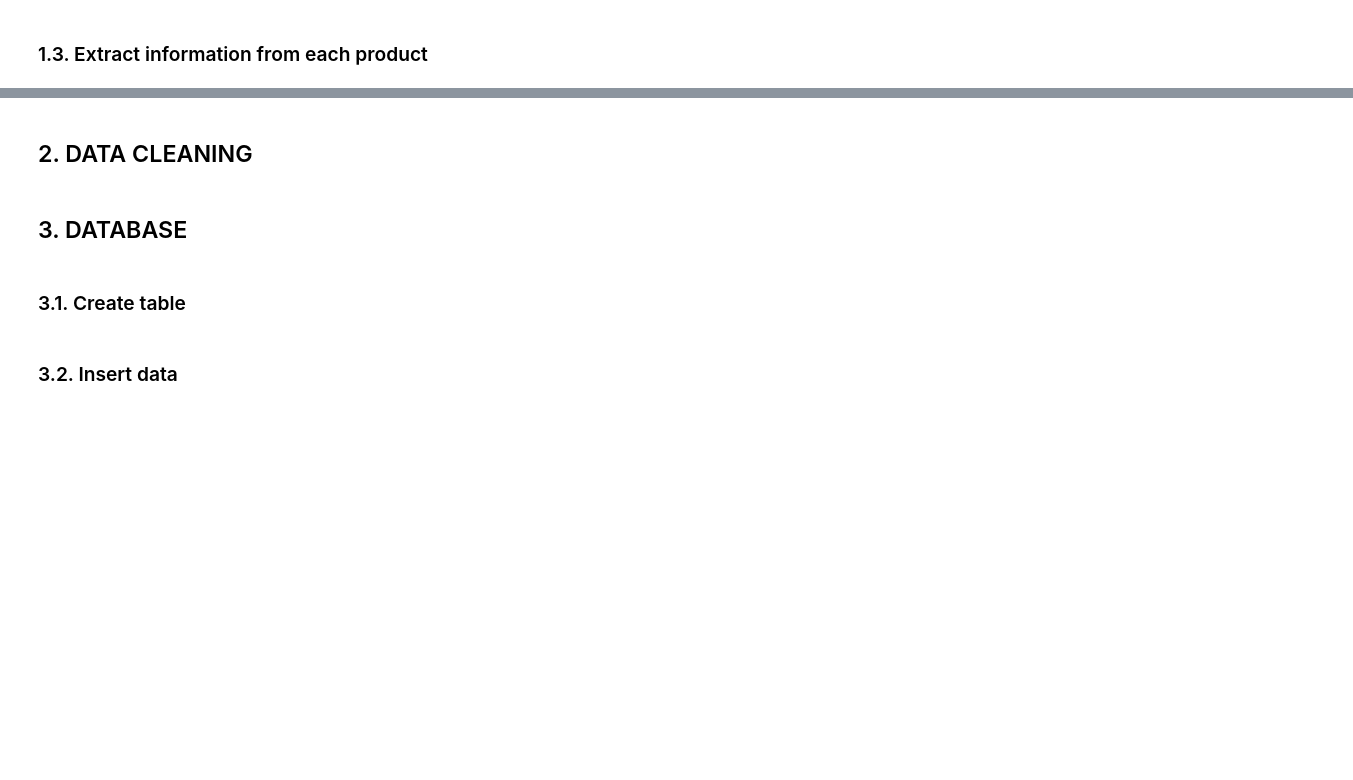
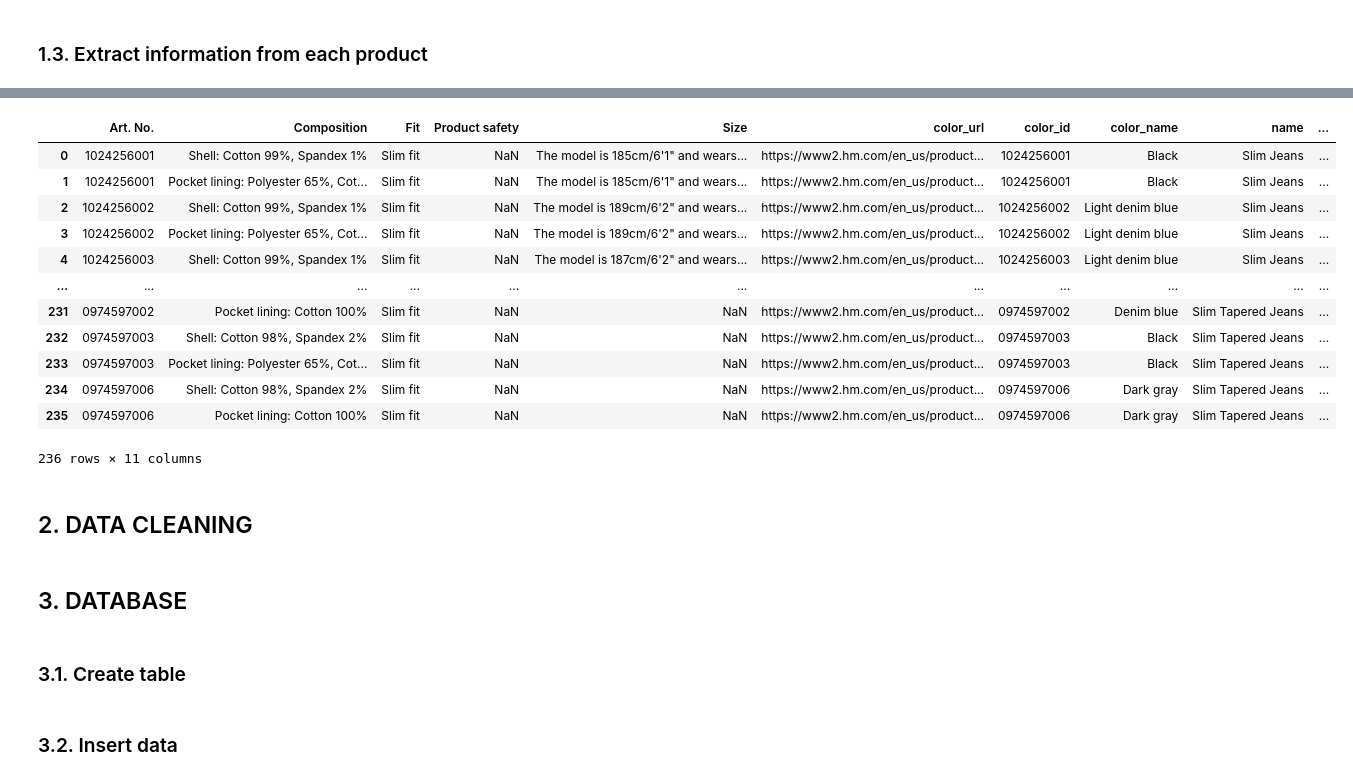
Before and after one commit to anaangelicacm/star_jeans, a Jupyter notebook: notebooks/h&m_web_scraping.ipynb, the cells around one changed output, grey strips where cells are left out. Saved outputs shown, nothing was run; the diff lists cells and outputs as text; code cells hidden in the pictures; blank space fills up the shorter version.

```diff
--- a/notebooks/h&m_web_scraping.ipynb
+++ b/notebooks/h&m_web_scraping.ipynb
@@ -85,3 +110,24 @@ color_info = color_info.drop_duplicates(keep = 'first').reset_index(drop = True)
+# %%
+# price and name
+info1 = soup.find('div', class_ = 'inner')
+if info1:
+    print('ok')
+    name = info1.find('h1').text
+    price = info1.find('span', class_ = 'price-value').text
+    print(f'name: {name}, price: {price}')
+else:
+    print('oh God')
+    name = 'NaN'
+    price = 'NaN'
+# %%
+info2 = soup.find('div', class_ = 'details parbase')
+
+if info2:
+    aux2 = [list(filter(None, i.get_text().split('\n'))) for i in info2.find('dl').find_all('div')]
+else:
+    aux2 = [['Size', 'NaN'], ['Fit', 'NaN'], ['Composition', 'NaN', 'NaN'],
+            ['Art. No.', 'NaN'], ['Product safety', 'NaN']]
+aux2
 # %%
 # empty dataframe
 df_details = pd.DataFrame()
@@ -99,12 +145,22 @@ for url in color_info.loc[:, 'color_url']:
 
     # price and name
     info1 = soup.find('div', class_ = 'inner')
-    name = info1.find('h1').text
-    price = info1.find('span', class_ = 'price-value').text
+    if info1:
+        name = info1.find('h1').text
+        price = info1.find('span', class_ = 'price-value').text
+        print(f'url: {url}, name: {name}, price: {price}')
+    else:
+        name = 'NaN'
+        price = 'NaN'
+        print('oh God')
 
     # product features
     info2 = soup.find('div', class_ = 'details parbase')
-    aux2 = [list(filter(None, i.get_text().split('\n'))) for i in info2.find('dl').find_all('div')]
+    if info2:
+        aux2 = [list(filter(None, i.get_text().split('\n'))) for i in info2.find('dl').find_all('div')]
+    else:
+        aux2 = [['Size', 'NaN'], ['Fit', 'NaN'], ['Composition', 'NaN', 'NaN'],
+                ['Art. No.', 'NaN'], ['Product safety', 'NaN']]
 
     # index
     line = color_info[color_info['color_url'] == url].index
@@ -127,7 +183,6 @@ for url in color_info.loc[:, 'color_url']:
     # all details products
     df_details = pd.concat([df_details, aux2], axis = 0)
 
-
 # reset index
 df_details = df_details.reset_index(drop = True)
 
@@ -136,3 +209,19 @@ df = df_details.merge(color_info, left_on = 'Art. No.', right_on = 'color_id')
+# %%
+df
+# %% [output]
+|  | Art. No. | Composition | Fit | Product safety | Size | color_url | color_id | color_name | name | ... |
+| 0 | 1024256001 | Shell: Cotton 99%, Spandex 1% | Slim fit | NaN | The model is 185cm/6'1" and wears... | https://www2.hm.com/en_us/product... | 1024256001 | Black | Slim Jeans | ... |
+| 1 | 1024256001 | Pocket lining: Polyester 65%, Cot... | Slim fit | NaN | The model is 185cm/6'1" and wears... | https://www2.hm.com/en_us/product... | 1024256001 | Black | Slim Jeans | ... |
+| 2 | 1024256002 | Shell: Cotton 99%, Spandex 1% | Slim fit | NaN | The model is 189cm/6'2" and wears... | https://www2.hm.com/en_us/product... | 1024256002 | Light denim blue | Slim Jeans | ... |
+| 3 | 1024256002 | Pocket lining: Polyester 65%, Cot... | Slim fit | NaN | The model is 189cm/6'2" and wears... | https://www2.hm.com/en_us/product... | 1024256002 | Light denim blue | Slim Jeans | ... |
+| 4 | 1024256003 | Shell: Cotton 99%, Spandex 1% | Slim fit | NaN | The model is 187cm/6'2" and wears... | https://www2.hm.com/en_us/product... | 1024256003 | Light denim blue | Slim Jeans | ... |
+| ... | ... | ... | ... | ... | ... | ... | ... | ... | ... | ... |
+| 231 | 0974597002 | Pocket lining: Cotton 100% | Slim fit | NaN | NaN | https://www2.hm.com/en_us/product... | 0974597002 | Denim blue | Slim Tapered Jeans | ... |
+| 232 | 0974597003 | Shell: Cotton 98%, Spandex 2% | Slim fit | NaN | NaN | https://www2.hm.com/en_us/product... | 0974597003 | Black | Slim Tapered Jeans | ... |
+| 233 | 0974597003 | Pocket lining: Polyester 65%, Cot... | Slim fit | NaN | NaN | https://www2.hm.com/en_us/product... | 0974597003 | Black | Slim Tapered Jeans | ... |
+| 234 | 0974597006 | Shell: Cotton 98%, Spandex 2% | Slim fit | NaN | NaN | https://www2.hm.com/en_us/product... | 0974597006 | Dark gray | Slim Tapered Jeans | ... |
+| 235 | 0974597006 | Pocket lining: Cotton 100% | Slim fit | NaN | NaN | https://www2.hm.com/en_us/product... | 0974597006 | Dark gray | Slim Tapered Jeans | ... |
+236 rows × 11 columns
 # %% [markdown]
 ## 2. DATA CLEANING
 # %%
```
Also changed, not shown: parts of 3 cells of this notebook, 1 other file.
